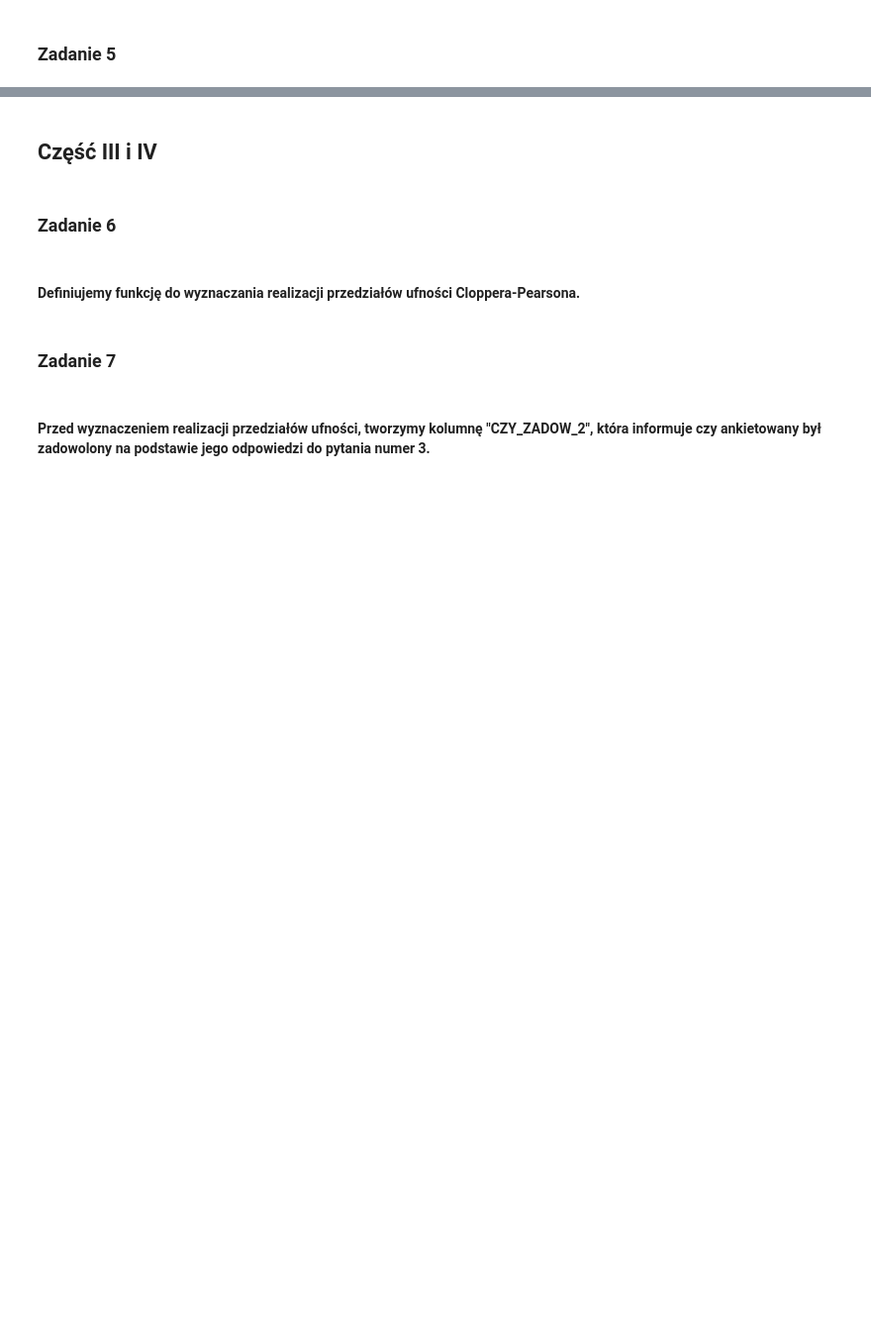
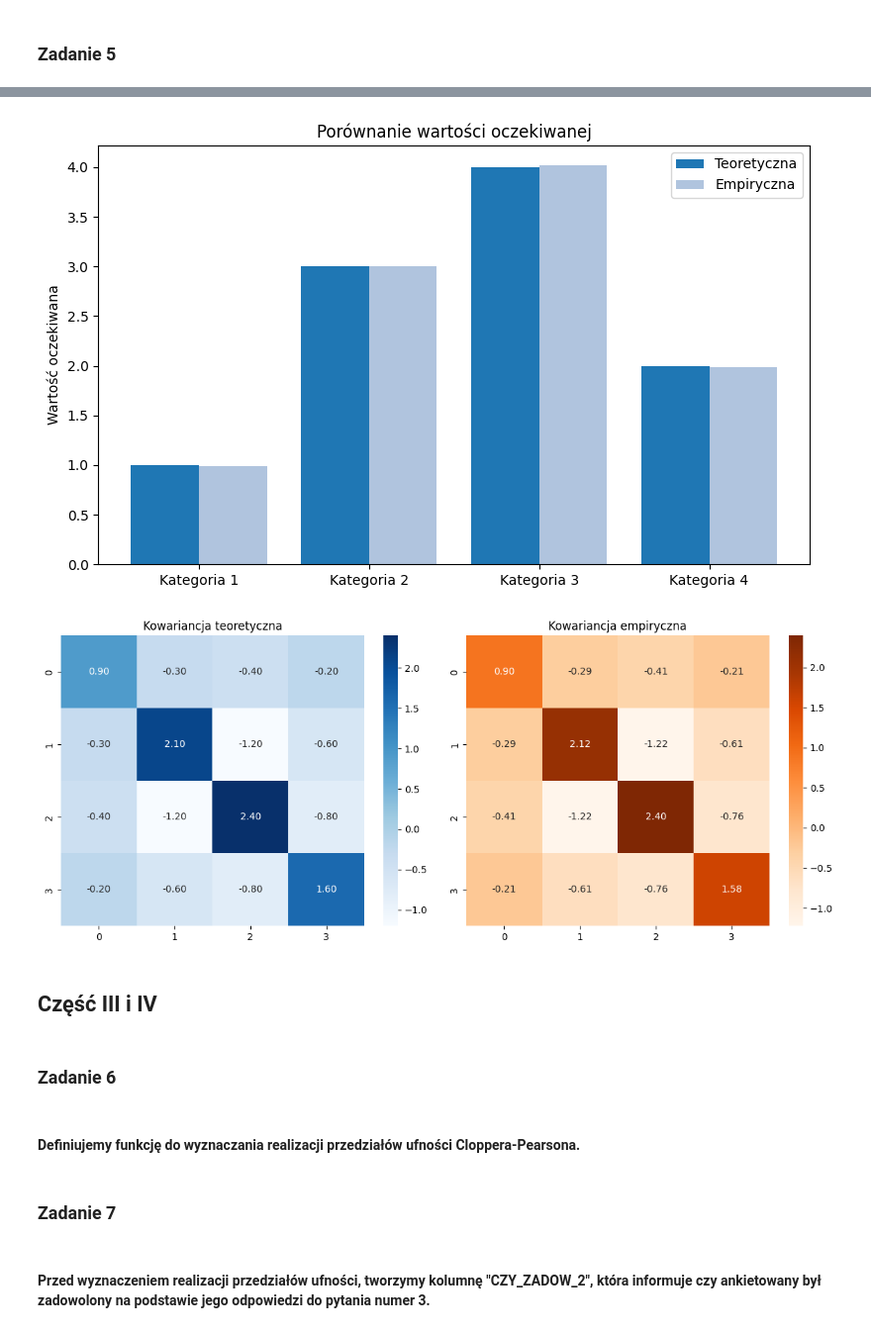
Before and after one commit to JKrempinska/ada, a Jupyter notebook: spr1/L1.ipynb, the cells around one changed output, grey strips where cells are left out. Shown at 99% size. Cells and saved outputs as stored; diff of their text form; code cells hidden in the pictures; blank space fills up the shorter version.

```diff
--- a/spr1/L1.ipynb
+++ b/spr1/L1.ipynb
@@ -607,3 +520,76 @@ plt.show()
+# %%
+def simulate_multinomial_manual(n, p, num_samples):
+    """
+    Symuluje próbki z rozkładu wielomianowego bez użycia gotowych funkcji.
+
+    Parameters:
+        n (int): liczba prób w jednym eksperymencie
+        p (list): lista prawdopodobieństw dla każdej kategorii (suma = 1)
+        num_samples (int): liczba próbek (eksperymentów)
+
+    Returns:
+        samples (ndarray): macierz wyników (num_samples x len(p))
+    """
+    categories = len(p)
+    p = np.array(p)
+    cumulative_p = np.cumsum(p)
+
+    samples = np.zeros((num_samples, categories), dtype=int)
+
+    for i in range(num_samples):
+        count = np.zeros(categories, dtype=int)
+        for _ in range(n):
+            r = np.random.rand()
+            for j in range(categories):
+                if r < cumulative_p[j]:
+                    count[j] += 1
+                    break
+        samples[i] = count
+
+    return samples
+
+import numpy as np
+import matplotlib.pyplot as plt
+import seaborn as sns
+
+# Parametry
+n = 10
+p = [0.1, 0.3, 0.4, 0.2]
+num_samples = 10000
+
+samples = simulate_multinomial_manual(n, p, num_samples)
+
+mean_theoretical = n * np.array(p)
+cov_theoretical = n * (np.diag(p) - np.outer(p, p))
+mean_empirical = np.mean(samples, axis=0)
+cov_empirical = np.cov(samples, rowvar=False)
+
+categories = [f"Kategoria {i+1}" for i in range(len(p))]
+x = np.arange(len(p))
+
+plt.figure(figsize=(8, 5))
+plt.bar(x - 0.2, mean_theoretical, width=0.4, label='Teoretyczna')
+plt.bar(x + 0.2, mean_empirical, color="lightsteelblue", width=0.4, label='Empiryczna')
+plt.xticks(x, categories)
+plt.ylabel("Wartość oczekiwana")
+plt.title("Porównanie wartości oczekiwanej")
+plt.legend()
+plt.tight_layout()
+plt.show()
+
+fig, axes = plt.subplots(1, 2, figsize=(12, 5))
+
+sns.heatmap(cov_theoretical, annot=True, fmt=".2f", cmap="Blues", ax=axes[0])
+axes[0].set_title("Kowariancja teoretyczna")
+
+sns.heatmap(cov_empirical, annot=True, fmt=".2f", cmap="Oranges", ax=axes[1])
+axes[1].set_title("Kowariancja empiryczna")
+
+plt.tight_layout()
+plt.show()
+# %% [output]
+[figure, added]
+[figure, added]
 # %% [markdown]
 ## **Część III i IV**
 # %% [markdown]
```
Also changed, not shown: parts of 11 cells of this notebook, 1 other file.
